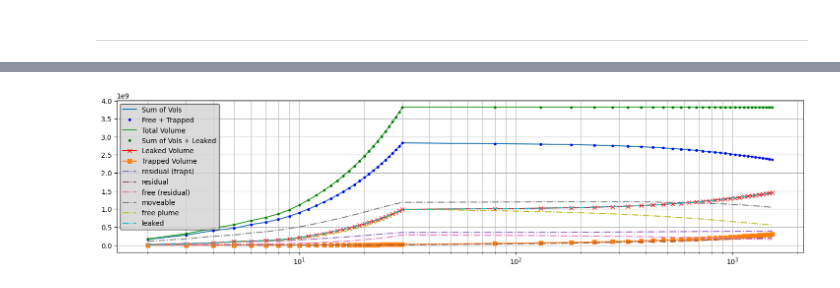
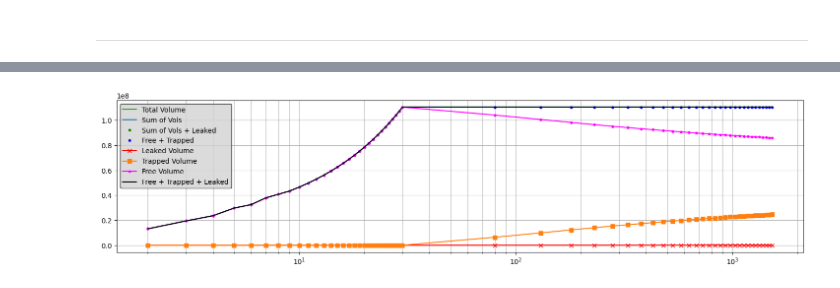
Before and after one commit to misaelmmorales/Placement-Control-Optim-CO2, a Jupyter notebook: SlopingAquifer/SlopingAquifer.ipynb, the cells around one changed output, grey strips where cells are left out. Cells and saved outputs as stored; diff of their text form; code cells hidden in the pictures.

```diff
--- a/SlopingAquifer/SlopingAquifer.ipynb
+++ b/SlopingAquifer/SlopingAquifer.ipynb
@@ -12,5 +18,2 @@ NX, NY, NZ = 160, 160, 5
 # %% [markdown]
 ***
-# %%
-dd = sio.loadmat('states/states_307.mat', simplify_cells=True)['var']
-dd[0].keys()
@@ -18,0 +37,12 @@ dict_keys(['pressure', 's', 's3d', 't', 'dT', 'wellSol', 'totVol', 'vol', 'freeV
+# %%
+sample = 313
+dd = sio.loadmat('states/states_{}.mat'.format(sample), simplify_cells=True)['var']
+ww = sio.loadmat('well_locs/well_locs_{}.mat'.format(sample), simplify_cells=True)['var'] - 1
+cc = sio.loadmat('controls/controls_{}.mat'.format(sample), simplify_cells=True)['var'] * sec2year * co2_rho / 1e3 / mega
+
+if len(cc.shape) == 1:
+    cc = cc.reshape(1, -1)
+if len(ww.shape) == 1:
+    ww = ww.reshape(1, -1)
+
+print(dd[0].keys())
@@ -26,10 +58,16 @@ timesteps = []
 
 for i in tqdm(range(1, 60)):
     d = dd[i]
-    totVol.append(d['totVol'])
-    vol.append(d['vol'])
-    freeVol.append(d['freeVol'])
-    trappedVol.append(d['trappedVol'])
-    leakedVol.append(d['leakedVol'])
+    totVol.append(d['totVol']/mt2m3)
+    vol.append(d['vol']/mt2m3)
+    freeVol.append(d['freeVol']/mt2m3)
+    trappedVol.append(d['trappedVol']/mt2m3)
+    leakedVol.append(d['leakedVol']/mt2m3)
     timesteps.append(d['t'])
+
+totVol = np.array(totVol)
 vol = np.array(vol)
+freeVol = np.array(freeVol)
+trappedVol = np.array(trappedVol)
+leakedVol = np.array(leakedVol)
+timesteps = np.array(timesteps)
@@ -46,24 +100,28 @@ plt.show()
 # %%
-vols = np.hstack([vol, np.array(leakedVol).reshape(-1,1)])
 trapped_labels = ['residual (traps)', 'residual', 'free (residual)', 'moveable', 'free plume', 'leaked']
 
 plt.figure(figsize=(18,4))
-plt.plot(timesteps, np.sum(vol, 1), label='Sum of Vols', c='tab:blue')
-plt.plot(timesteps, np.sum([freeVol, trappedVol], 0), label='Free + Trapped', ls='', marker='.', c='b')
 
 plt.plot(timesteps, totVol, label='Total Volume', c='tab:green')
+plt.plot(timesteps, np.sum(vol, 1), label='Sum of Vols', c='tab:blue')
+
 plt.plot(timesteps, np.sum(vol,1)+leakedVol, label='Sum of Vols + Leaked', ls='', marker='.', c='g')
+plt.plot(timesteps, np.sum([freeVol, trappedVol], 0), label='Free + Trapped', ls='', marker='.', c='b')
 
 plt.plot(timesteps, leakedVol, label='Leaked Volume', c='r', marker='x')
 plt.plot(timesteps, trappedVol, label='Trapped Volume', c='tab:orange', marker='s')
+plt.plot(timesteps, freeVol, label='Free Volume', c='magenta', marker='.')
 
-for k in range(6):
-    plt.plot(timesteps, vols[:,k], label=trapped_labels[k], ls='-.', c='C{}'.format(k+4))
+plt.plot(timesteps, freeVol+trappedVol+leakedVol, c='k', label='Free + Trapped + Leaked')
+
+# vols = np.hstack([vol, leakedVol.reshape(-1,1)])
+# for k in range(6):
+#     plt.plot(timesteps, vols[:,k], label=trapped_labels[k], ls='-.', c='C{}'.format(k+4))
 
 plt.legend(facecolor='lightgrey', edgecolor='k', loc='upper left')
 plt.xscale('log')
 plt.grid(True, which='both')
 
 plt.show()
 # %% [output]
-[figure, old version]
+[figure, new version]
```
Also changed, not shown: parts of 7 cells of this notebook, 5 other files.
